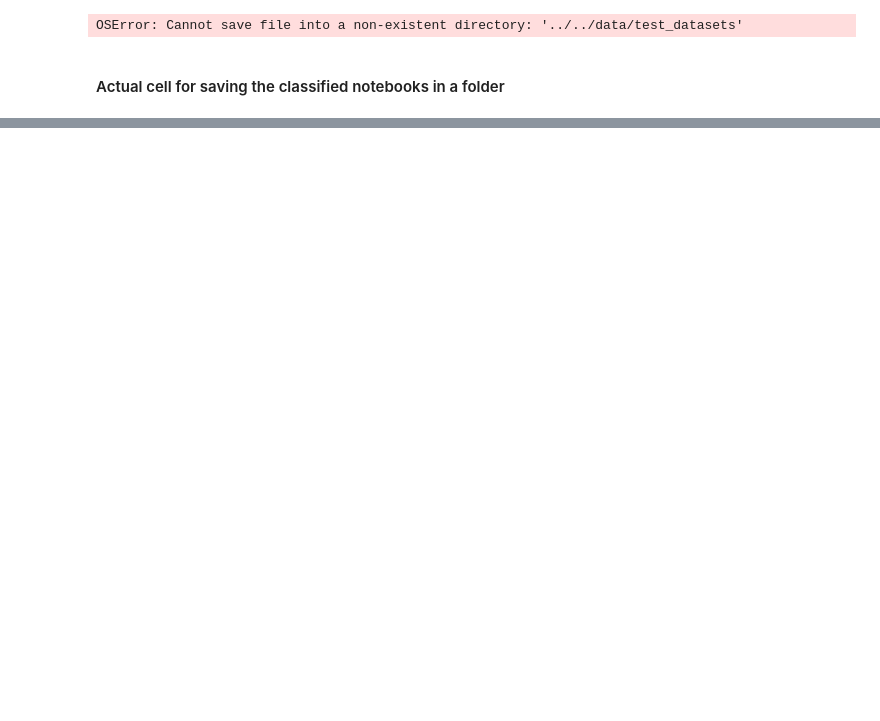
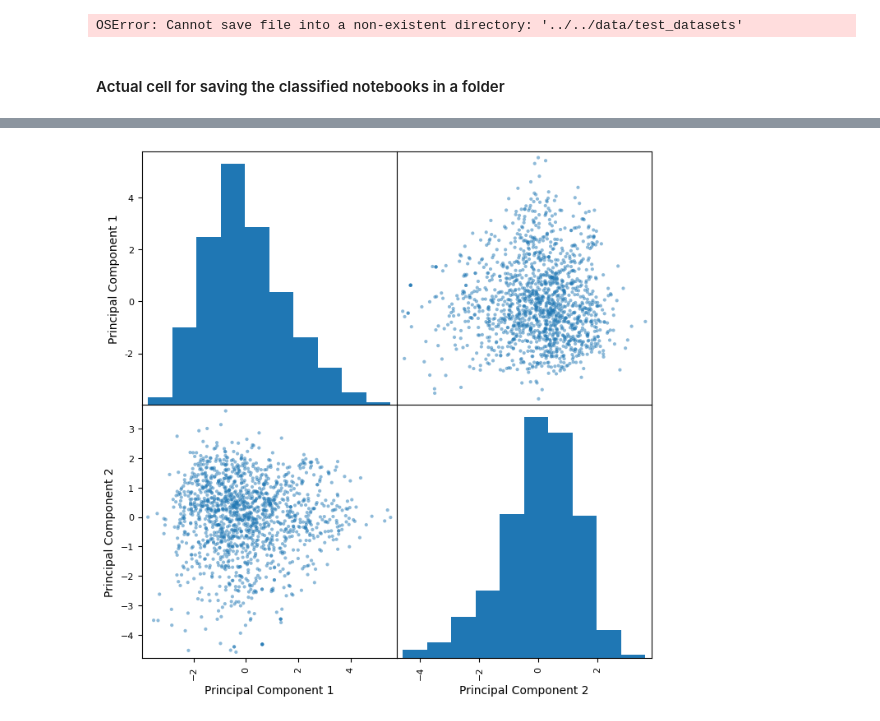
Before and after one commit to ETH-PEACH-Lab/datascience-visualisation, a Jupyter notebook: src/backend/utils/create_test_dataset.ipynb, the cells around one changed output, grey strips where cells are left out. Saved outputs shown, nothing was run; the diff lists cells and outputs as text; code cells hidden in the pictures; blank space fills up the shorter version.

```diff
--- a/src/backend/utils/create_test_dataset.ipynb
+++ b/src/backend/utils/create_test_dataset.ipynb
@@ -267,0 +276,41 @@ NameError: name 'all_codes' is not defined
+# %%
+from Clusterers.clusterer import ClassCluster
+
+os.environ["OPENAI_API_KEY"] = api_key
+clusterer = ClassCluster()
+for notebook in tqdm(final_notebook["notebooks"]):
+    for cell in notebook["cells"]:
+        cell["embedding"] = clusterer.embed_cell(cell["code"], cell["desc"])
+# %%
+embeddings = np.array([cell["embedding"] for notebook in final_notebook["notebooks"] for cell in notebook["cells"]])
+# %%
+from sklearn.decomposition import PCA
+
+# Create an instance of PCA with the desired number of components
+pca = PCA(n_components=2)
+
+# Fit the PCA model to the embeddings
+pca.fit(embeddings)
+
+# Transform the embeddings to the lower-dimensional space
+embeddings_pca = pca.transform(embeddings)
+
+# Access the principal components
+principal_components = pca.components_
+
+# Access the explained variance ratio
+explained_variance_ratio = pca.explained_variance_ratio_
+# %%
+import pandas as pd
+from pandas.plotting import scatter_matrix
+
+import matplotlib.pyplot as plt
+
+# Convert the embeddings_pca array to a DataFrame
+df_embeddings_pca = pd.DataFrame(embeddings_pca, columns=['Principal Component 1', 'Principal Component 2'])
+
+# Create the scatter matrix
+scatter_matrix(df_embeddings_pca, figsize=(8, 8), alpha=0.5)
+plt.show()
+# %% [output]
+[figure, added]
```
Also changed, not shown: parts of 12 cells of this notebook.
